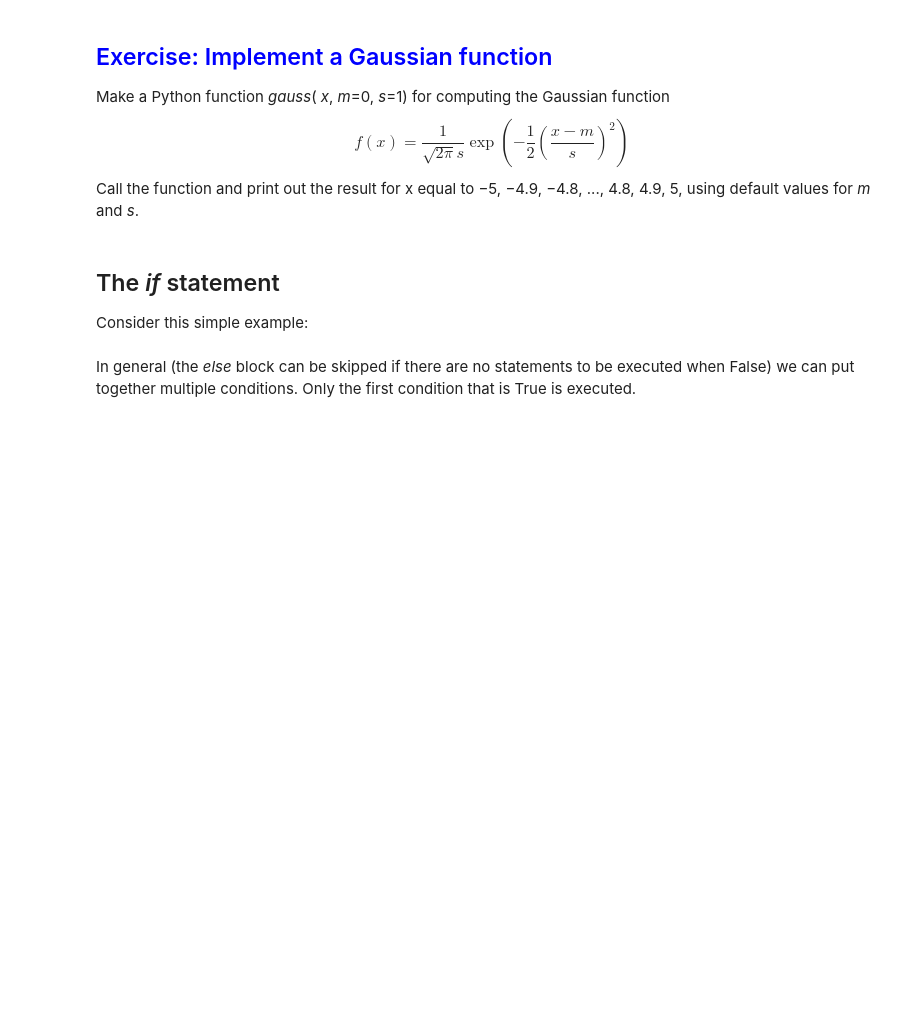
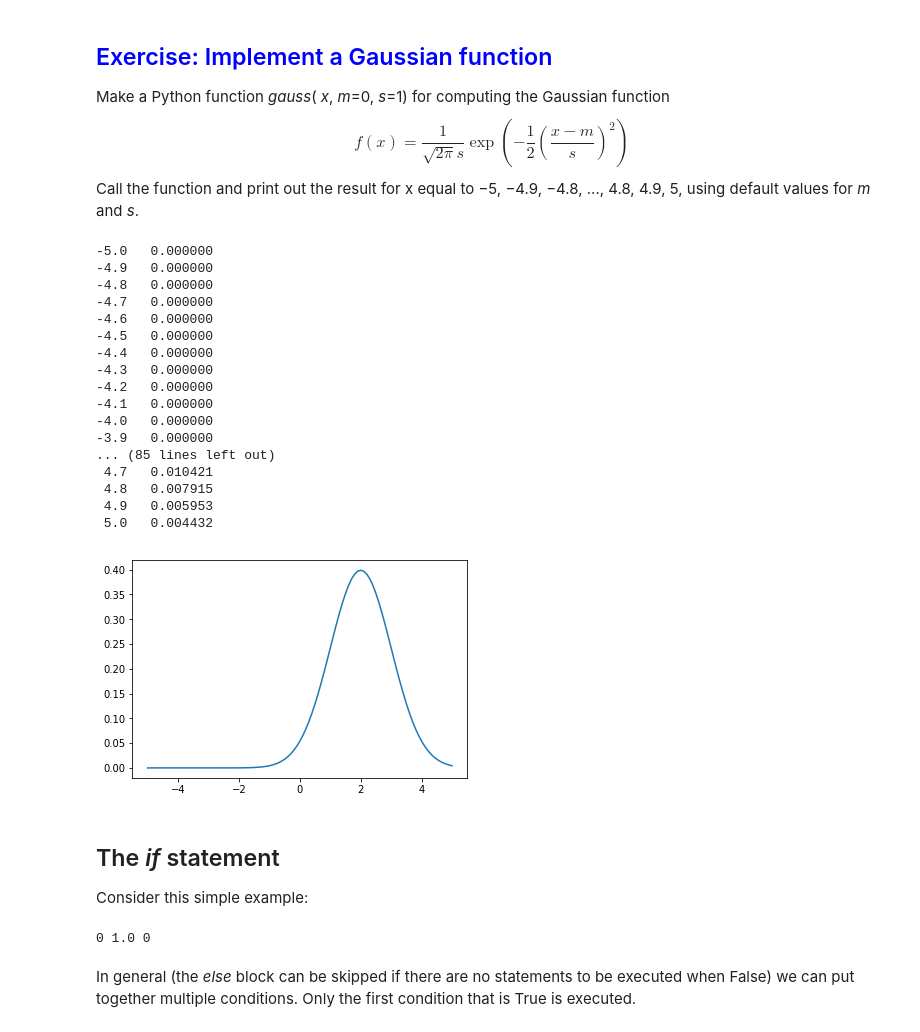
Before and after one commit to sp917/Introduction-to-Python-programming-for-MPECDT, a Jupyter notebook: notebook/Python-2.ipynb, the cells around one changed output. Cells and saved outputs as stored; diff of their text form; code cells hidden in the pictures; blank space fills up the shorter version.

```diff
--- a/notebook/Python-2.ipynb
+++ b/notebook/Python-2.ipynb
@@ -705,6 +743,43 @@ print(v1, v2, v3, v4, v5)
 Make a Python function *gauss*( *x*, *m*=0, *s*=1) for computing the Gaussian function
 $$f(x)=\frac{1}{\sqrt{2\pi}s}\exp\left(-\frac{1}{2} \left(\frac{x-m}{s}\right)^2\right)$$
 Call the function and print out the result for x equal to −5, −4.9, −4.8, ..., 4.8, 4.9, 5, using default values for *m* and *s*.
+# %%
+import matplotlib.pyplot as plt
+from math import pi,sqrt,exp
+
+def gauss(x,m,s=1):
+    return (1/(sqrt(2*pi)*s))*exp(-0.5*(x-m)*(x-m)/(s*s))
+
+x = -5
+X =[]
+G = []
+while x<=5:
+    print("%4.1f %10f" % (x,gauss(x,2)))
+    X = X + [x]
+    G = G + [gauss(x,2)]
+    x = x + 0.1
+
+plt.plot(X,G)
+plt.show()
+# %% [output]
+-5.0   0.000000
+-4.9   0.000000
+-4.8   0.000000
+-4.7   0.000000
+-4.6   0.000000
+-4.5   0.000000
+-4.4   0.000000
+-4.3   0.000000
+-4.2   0.000000
+-4.1   0.000000
+-4.0   0.000000
+-3.9   0.000000
+... (85 lines left out)
+ 4.7   0.010421
+ 4.8   0.007915
+ 4.9   0.005953
+ 5.0   0.004432
+[figure, added]
 # %% [markdown]
 ## The *if* statement
 Consider this simple example:
@@ -715,6 +790,8 @@ def f(x):
     else:
         return 0
 print(f(-pi/2), f(pi/2), f(3*pi/2))
+# %% [output]
+0 1.0 0
 # %% [markdown]
 In general (the *else* block can be skipped if there are no statements to be executed when False) we can put together multiple conditions. Only the first condition that is True is executed.
 # %% [raw]
```
Also changed, not shown: parts of 15 cells of this notebook, 4 other files.
